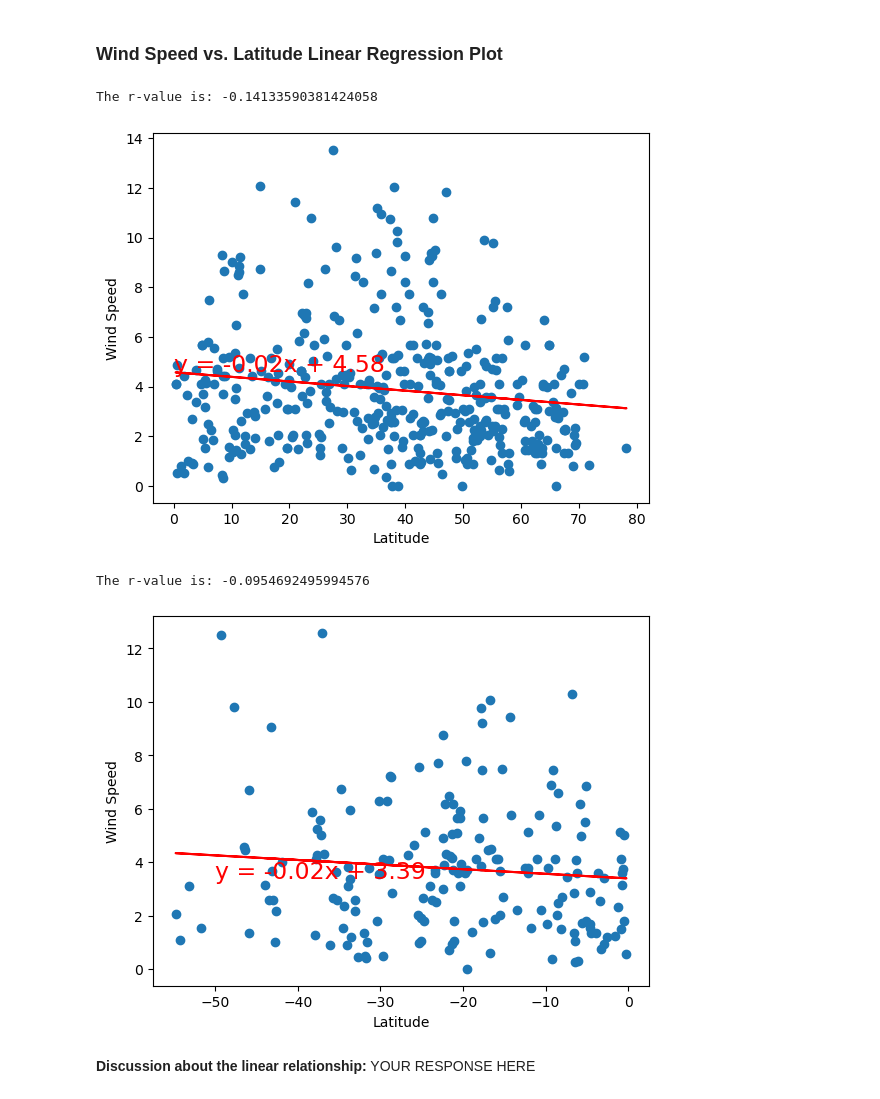
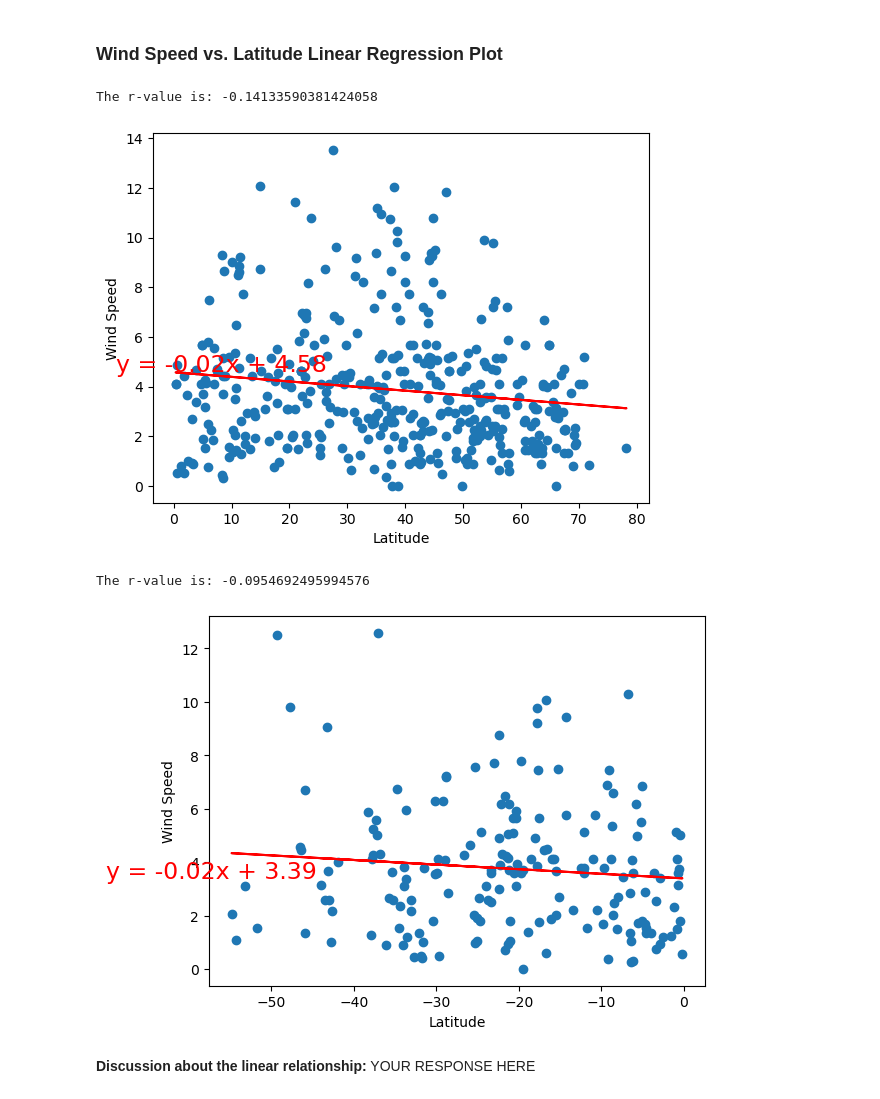
Before and after one commit to Vallkhan/Python-API-Project, a Jupyter notebook: WeatherPy_working_copy.ipynb, the cells around one changed output. Saved outputs shown, nothing was run; the diff lists cells and outputs as text; code cells hidden in the pictures.

```diff
--- a/WeatherPy_working_copy.ipynb
+++ b/WeatherPy_working_copy.ipynb
@@ -417,17 +392,17 @@ The r-value is: 0.13244345653716008
 # Northern Hemisphere
 x = northern_hemi_df["Lat"]
 y = northern_hemi_df["Wind Speed"]
-Line_Regress(x, y,0,0,"Latitude","Wind Speed")
+Line_Regress(x, y,-10,20,"Latitude","Wind Speed")
 # %% [output]
 The r-value is: -0.14133590381424058
-[figure, old version]
+[figure, new version]
 # %%
 # Southern Hemisphere
 x = southern_hemi_df["Lat"]
 y = southern_hemi_df["Wind Speed"]
-Line_Regress(x, y,-50,10,"Latitude","Wind Speed")
+Line_Regress(x, y,-70,10,"Latitude","Wind Speed")
 # %% [output]
 The r-value is: -0.0954692495994576
-[figure, old version]
+[figure, new version]
 # %% [markdown]
 **Discussion about the linear relationship:** YOUR RESPONSE HERE
```
Also changed, not shown: parts of 6 cells of this notebook, 1 other file.
